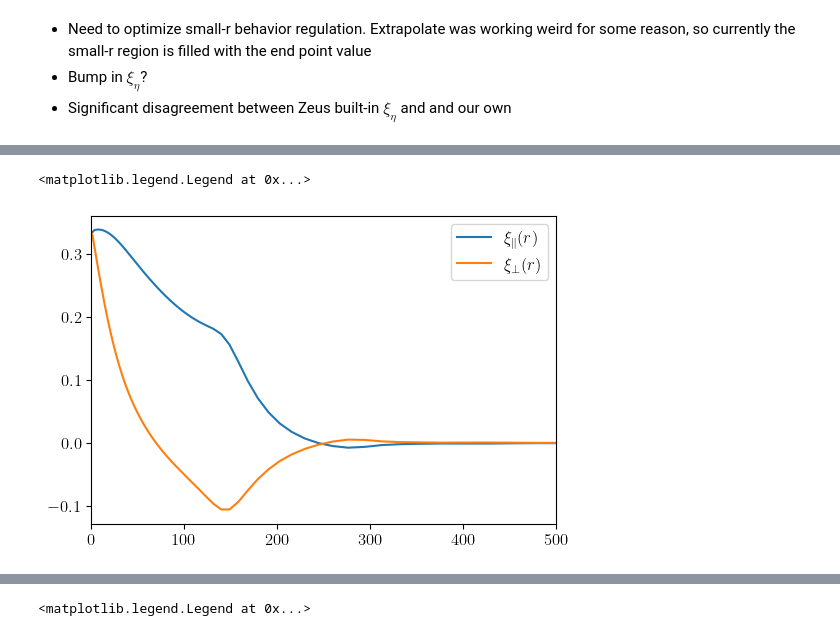
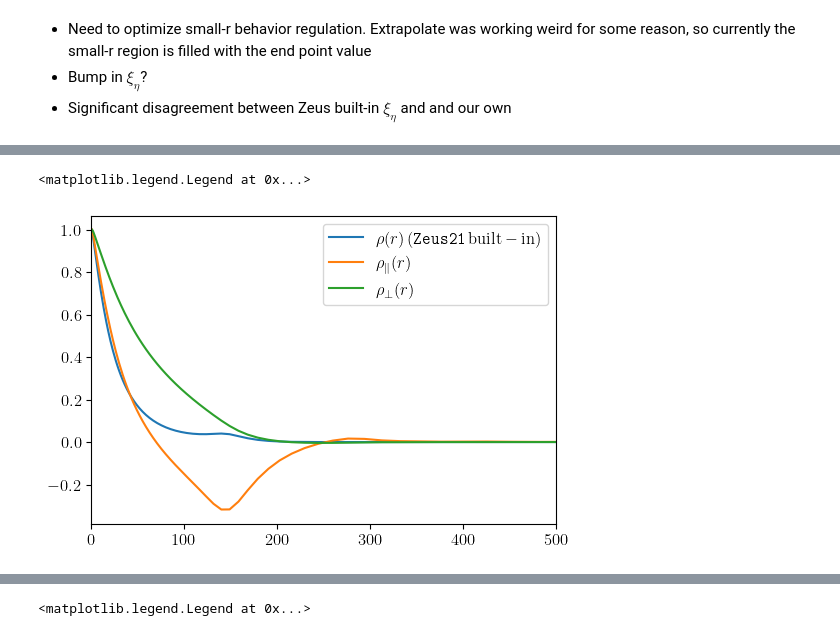
Before and after one commit to ryanyrzh/Zeus21, a Jupyter notebook: aniso_tests/xi_eta_aniso.ipynb, the cells around one changed output, grey strips where cells are left out. Saved outputs shown, nothing was run; the diff lists cells and outputs as text; code cells hidden in the pictures.

Commit message:
Correctly normalize rho_para and rho_perp; force normalize xi_eta

```diff
--- a/aniso_tests/xi_eta_aniso.ipynb
+++ b/aniso_tests/xi_eta_aniso.ipynb
@@ -33,12 +22,23 @@ ax.legend()
 # %%
+R1choose = 0
+R2choose = 0
+
 rlist = CorrFClass.rlist_CF
+xi = CorrFClass.xi_RR_CF
 xi_para = CorrFClass.xi_RR_CF_para
 xi_perp = CorrFClass.xi_RR_CF_perp
+
+rho = xi_eta[R1choose, R2choose, :,] *3/2
+rho_para = xi_para[R1choose, R2choose, :,]
+rho_perp = xi_perp[R1choose, R2choose, :,]
+
 fig, ax = plt.subplots(1, 1, figsize=(6,4))
-ax.plot(rlist, xi_para[0, 0, :], label=r'$\xi_{\parallel}(r)$')
-ax.plot(rlist, xi_perp[0, 0, :], label=r'$\xi_{\perp}(r)$')
+# ax.plot(rlist, xi[0, 0, :], label=r'$\xi(r)$')
+ax.plot(r_list, rho, label=r'$\rho(r)\,(\texttt{Zeus21}\,\mathrm{built-in})$')
+ax.plot(rlist, rho_para, label=r'$\rho_{\parallel}(r)$')
+ax.plot(rlist, rho_perp, label=r'$\rho_{\perp}(r)$')
 ax.set_xlim(0, 500)
 ax.legend()
 # %% [output]
 <matplotlib.legend.Legend at 0x...>
-[figure, old version]
+[figure, new version]
```
Also changed, not shown: parts of 3 cells of this notebook, 3 other files.
